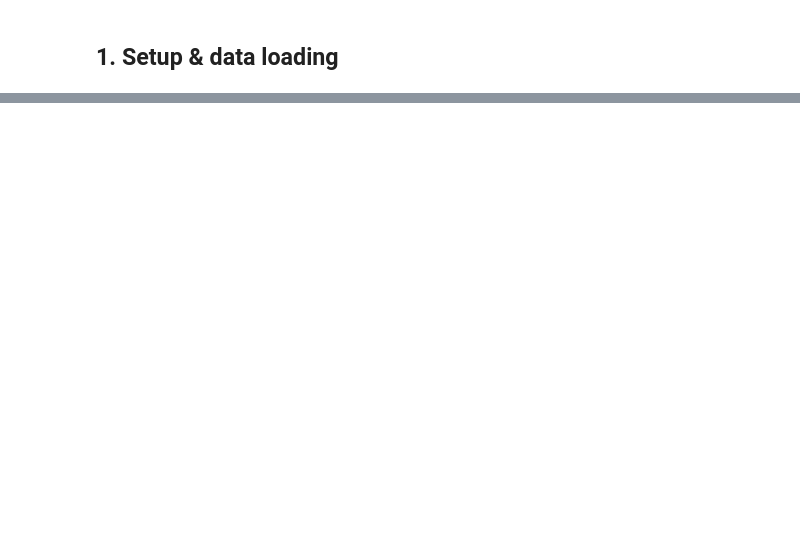
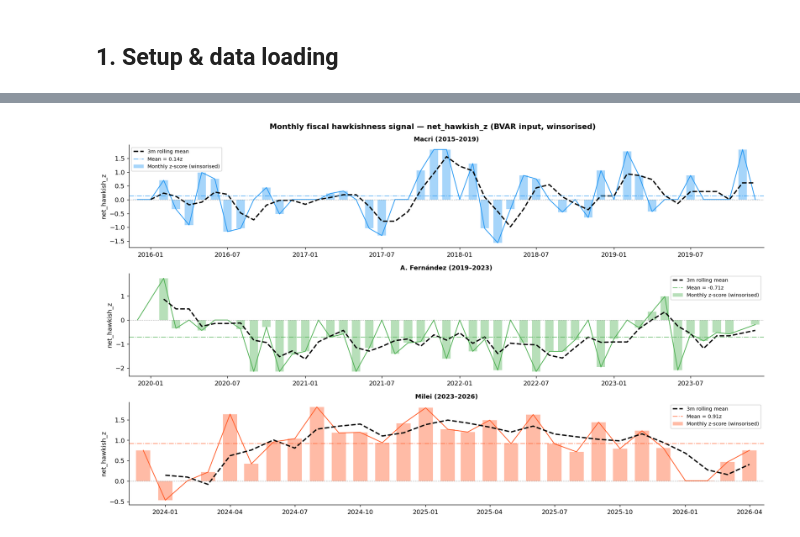
Before and after one commit to rayyaankazi1/Masters-Project, a Jupyter notebook: notebooks/02_eda_signals.ipynb, the cells around one changed output, grey strips where cells are left out. Drawn from its saved outputs; the diff is of its cells as text; code cells hidden in the pictures; blank space fills up the shorter version.

```diff
--- a/notebooks/02_eda_signals.ipynb
+++ b/notebooks/02_eda_signals.ipynb
@@ -874,0 +110,21 @@ president
+# %%
+fig, axes = plt.subplots(3, 1, figsize=(15, 9), sharex=False)
+for ax, pres in zip(axes, PRES_ORDER):
+    g = monthly[monthly["president"]==pres].sort_values("ym_dt")
+    g_v = g.dropna(subset=["net_hawkish_z"])
+    ax.bar(g["ym_dt"], g["net_hawkish_z"].fillna(0), color=PRES_COLORS[pres],
+           alpha=0.4, width=20, label="Monthly z-score (winsorised)")
+    ax.plot(g_v["ym_dt"], g_v["net_hawkish_z"], color=PRES_COLORS[pres], lw=1.2)
+    rolling = g_v.set_index("ym_dt")["net_hawkish_z"].rolling(3, min_periods=2).mean()
+    ax.plot(rolling.index, rolling.values, color="black", lw=2, ls="--", label="3m rolling mean")
+    ax.axhline(0, color="grey", lw=0.8, ls=":")
+    ax.axhline(g_v["net_hawkish_z"].mean(), color=PRES_COLORS[pres], lw=1.2, ls="-.",
+               alpha=0.7, label=f"Mean = {g_v['net_hawkish_z'].mean():.2f}z")
+    ax.set_title(PRES_LABELS[pres], fontsize=10, fontweight="bold")
+    ax.set_ylabel("net_hawkish_z"); ax.legend(fontsize=8)
+    ax.set_xlim(g["ym_dt"].min()-pd.Timedelta(days=20), g["ym_dt"].max()+pd.Timedelta(days=20))
+
+plt.suptitle("Monthly fiscal hawkishness signal — net_hawkish_z (BVAR input, winsorised)", fontsize=12, fontweight="bold")
+plt.tight_layout(); plt.show()
+# %% [output]
+[figure, added]
```
Also changed, not shown: parts of 54 cells of this notebook, 8 other files.
